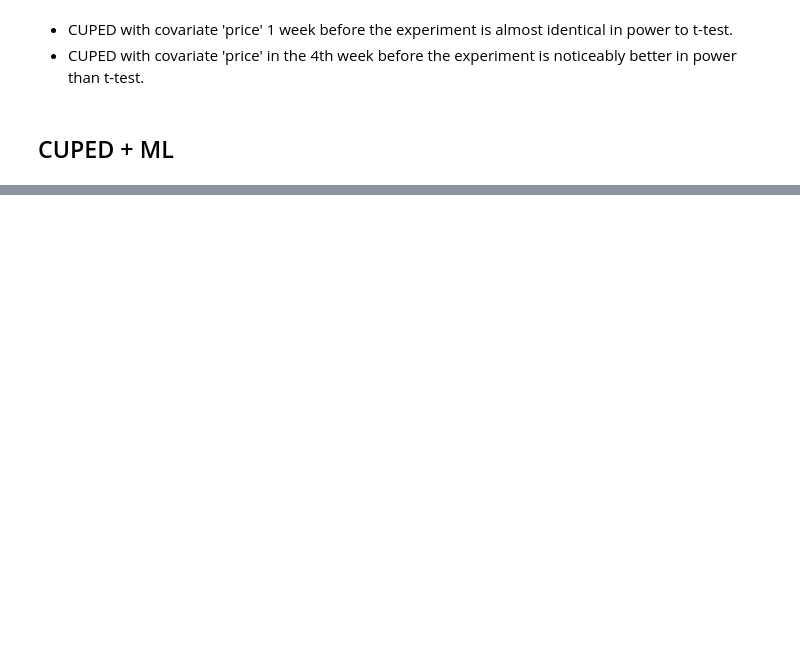
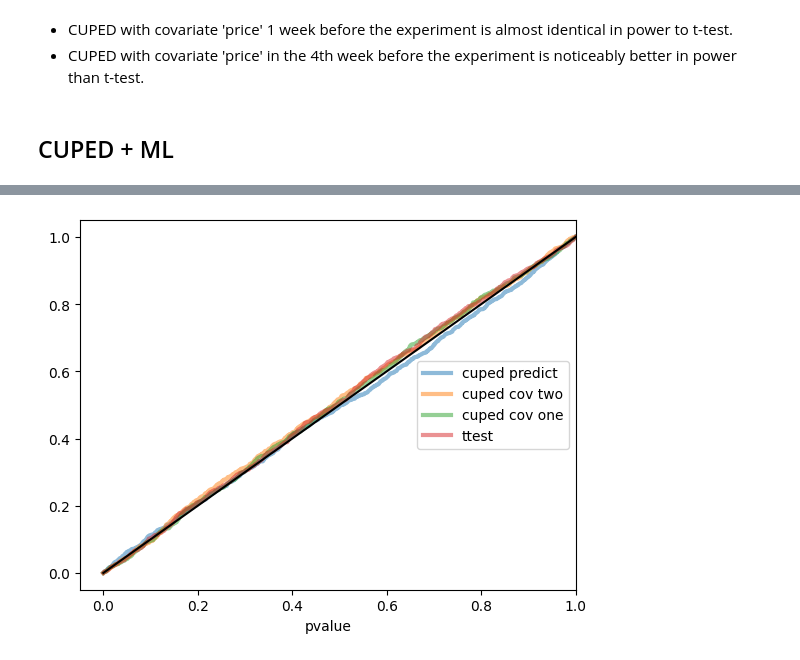
Before and after one commit to YanaOrf/AB_tests, a Jupyter notebook: Pizzeria_website_AB.ipynb, the cells around one changed output, grey strips where cells are left out. Saved outputs shown, nothing was run; the diff lists cells and outputs as text; code cells hidden in the pictures; blank space fills up the shorter version.

```diff
--- a/Pizzeria_website_AB.ipynb
+++ b/Pizzeria_website_AB.ipynb
@@ -1297,3 +1299,10 @@ df_y_train = (
 df_x_train = get_features(df_sales, df_y_train.index, begin_exp_date - timedelta(7))
 # data for prediction
 df_x_test = get_features(df_sales, df_metrics.index, begin_exp_date)
+# %%
+# train the model
+model = LGBMRegressor()
+model.fit(df_x_train.values, df_y_train['metric'].values)
+
+# predict the metric for the test data
+predict = model.predict(df_x_test.values)
@@ -1299,0 +1316,3 @@ df_x_test = get_features(df_sales, df_metrics.index, begin_exp_date)
+# %%
+df_metrics['predict'] = predict
+df_metrics.corr()
@@ -1299,0 +1325,33 @@ df_x_test = get_features(df_sales, df_metrics.index, begin_exp_date)
+# %%
+sample_size = 10000
+pvalues_ttest = []
+pvalues_cuped_cov_one = []
+pvalues_cuped_cov_two = []
+pvalues_cuped_predict = []
+
+for corr in tqdm(corrs):
+    control_users, pilot_users = np.random.choice(df_metrics.index, (2, sample_size,), False)
+    df_control = df_metrics.loc[control_users]
+    df_pilot = df_metrics.loc[pilot_users]
+    df_pilot['metric'] += 0
+    pvalues_ttest.append(check_test(df_control, df_pilot))
+    pvalues_cuped_cov_one.append(check_cuped_test(df_control, df_pilot, 'cov_one'))
+    pvalues_cuped_cov_two.append(check_cuped_test(df_control, df_pilot, 'cov_two'))
+    pvalues_cuped_predict.append(check_cuped_test(df_control, df_pilot, 'predict'))
+
+
+list_pvalues = [pvalues_ttest, pvalues_cuped_cov_one, pvalues_cuped_cov_two, pvalues_cuped_predict]
+list_titles = ['ttest', 'cuped cov one', 'cuped cov two', 'cuped predict']
+
+X = np.linspace(0, 1, 1000)
+for pvalues, title in zip(reversed(list_pvalues), reversed(list_titles)):
+    pvalues = np.array(pvalues)
+    Y = [np.mean(pvalues < x) for x in X]
+    plt.plot(X, Y, alpha=0.5, linewidth=3, label=title)
+plt.xlabel('pvalue')
+plt.xlim([-0.05, 1])
+plt.plot([0, 1], [0, 1], 'k')
+plt.legend(loc=5)
+plt.show()
+# %% [output]
+[figure, added]
```
Also changed, not shown: parts of 23 cells of this notebook.
